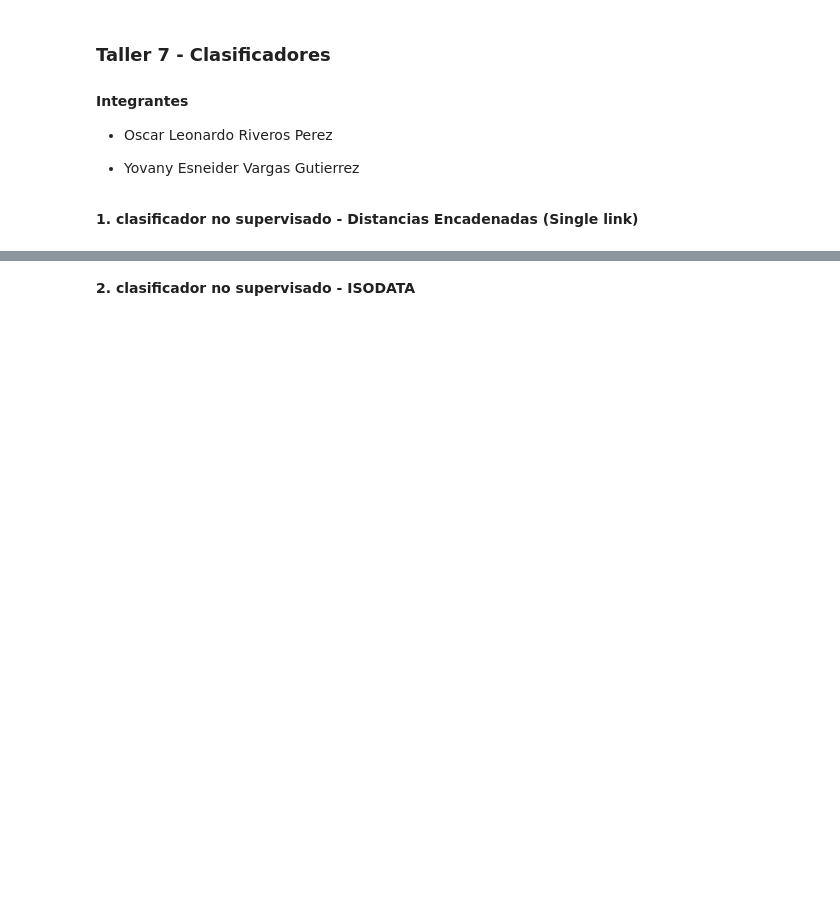
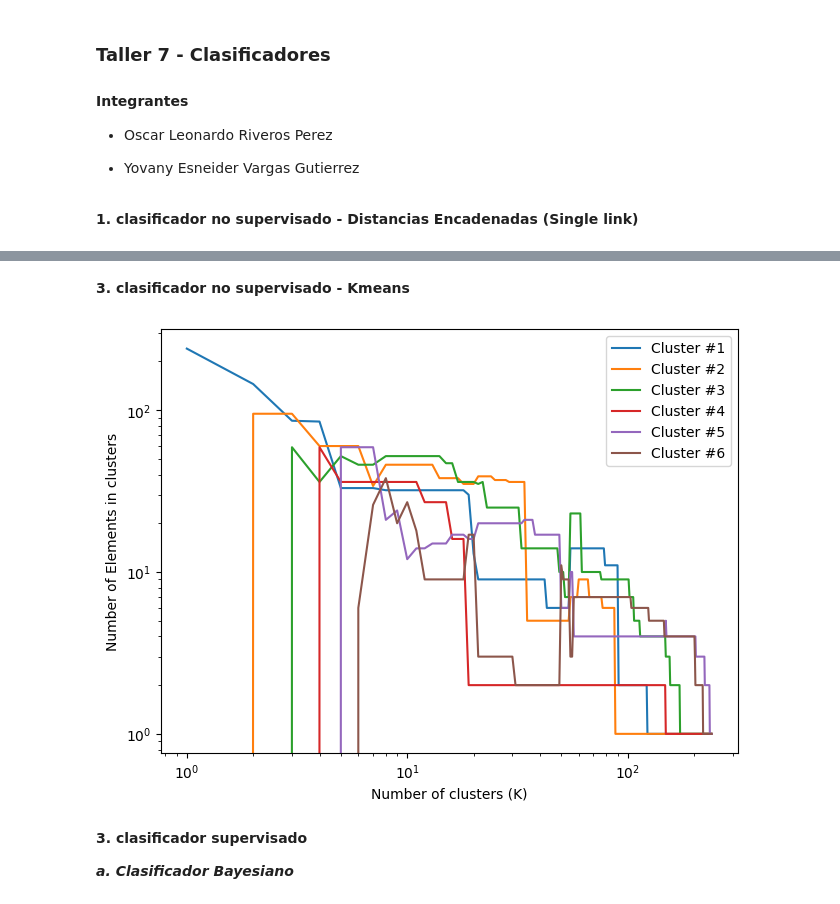
Before and after one commit to KouzouAkizuki/Tecnicas-de-IA---2024-I, a Jupyter notebook: Talleres/Taller 7/Taller 7.ipynb, the cells around one changed output, grey strips where cells are left out. Saved outputs shown, nothing was run; the diff lists cells and outputs as text; code cells hidden in the pictures; blank space fills up the shorter version.

```diff
--- a/Talleres/Taller 7/Taller 7.ipynb
+++ b/Talleres/Taller 7/Taller 7.ipynb
@@ -78,2 +164,44 @@ plt.show()
 # %% [markdown]
-**2. clasificador no supervisado - ISODATA**
+**3. clasificador no supervisado - Kmeans**
+# %%
+from sklearn.cluster import KMeans
+
+Points=X_train.shape[0]
+Threshold_Samples=np.arange(1,Points+1,1)
+
+Number_Diferent_Clusters=np.zeros(Points)
+Number_Elements_n_Clusters=np.zeros((Points,6))
+Element=0
+
+for i in Threshold_Samples:
+    kmeans = KMeans(n_clusters=i, random_state=0, n_init="auto").fit(X_train)
+    Cluster_Distribution=list(Counter(kmeans.labels_).values())
+
+    Number_Diferent_Clusters[Element]=len(Cluster_Distribution)
+
+    if(len(Cluster_Distribution)<6):
+        Number_Elements_n_Clusters[Element][:len(Cluster_Distribution)]=Cluster_Distribution
+    else:
+        Number_Elements_n_Clusters[Element][:]=Cluster_Distribution[:6]
+    Element=Element+1
+
+
+fig, (ax0) = plt.subplots(1, 1, layout='constrained')
+
+
+
+
+ax0.plot(Threshold_Samples, Number_Elements_n_Clusters)
+ax0.set_ylabel('Number of Elements in clusters')
+ax0.set_xlabel('Number of clusters (K)')
+ax0.legend(['Cluster #1', 'Cluster #2','Cluster #3', 'Cluster #4','Cluster #5', 'Cluster #6','Cluster #7', 'Cluster #8'])
+plt.yscale("log")
+plt.xscale("log")
+
+plt.show()
+# %% [output]
+[figure, added]
+# %% [markdown]
+**3. clasificador supervisado**
+
+***a. Clasificador Bayesiano***
```
Also changed, not shown: parts of 6 cells of this notebook, 1 other file.
